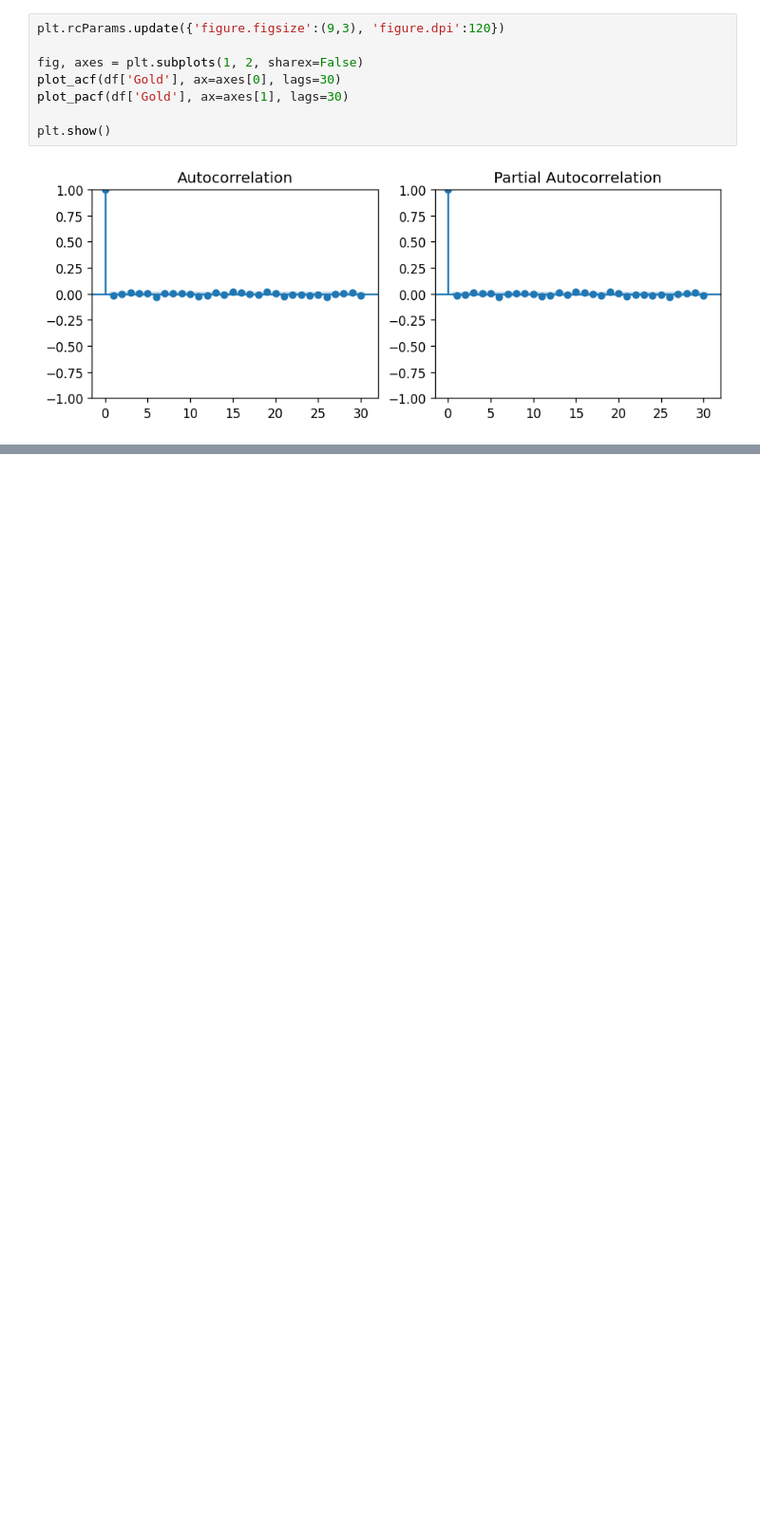
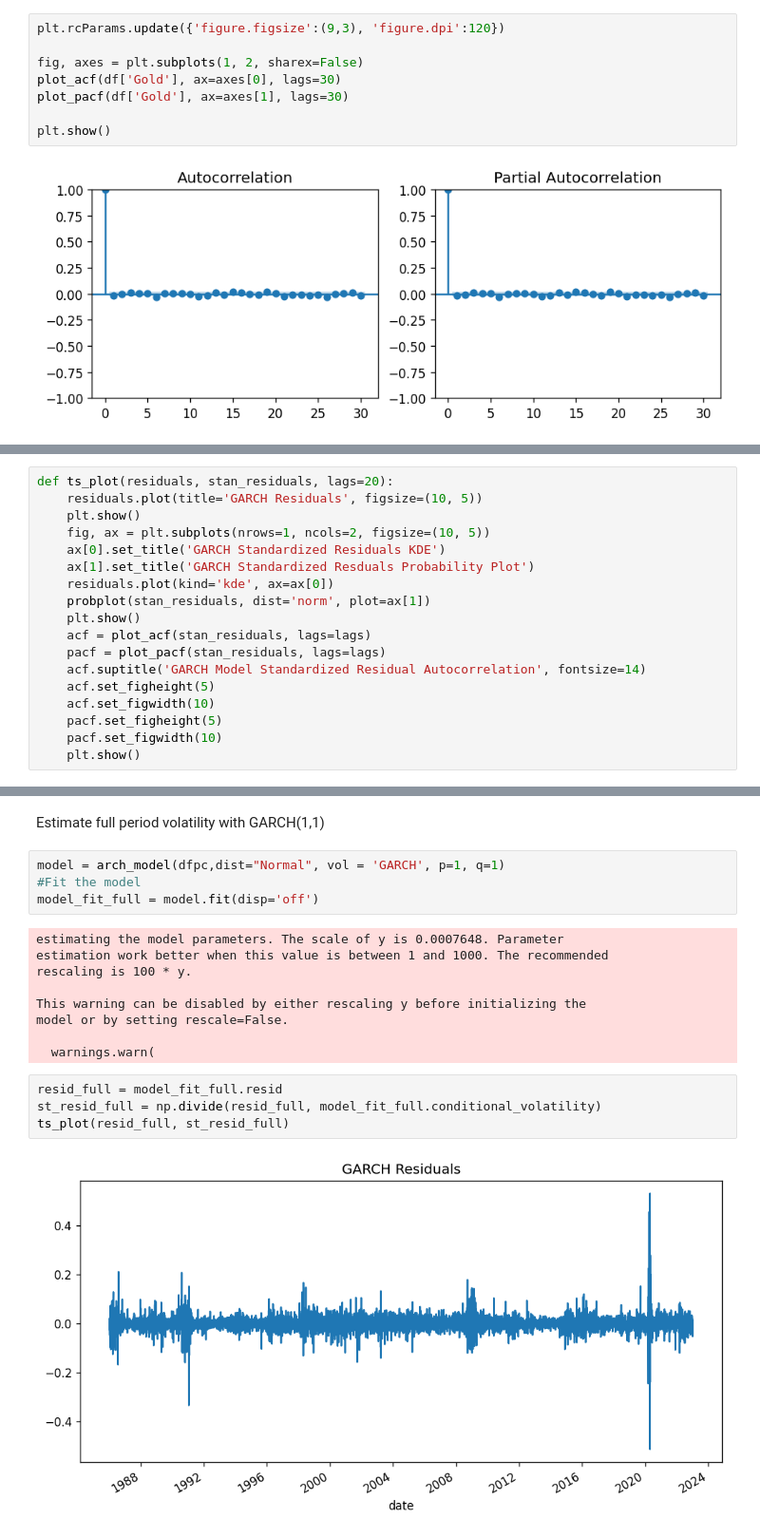
Before and after one commit to maxbranting/gold-forecast, a Jupyter notebook: Models/Volatility/GARCH.ipynb, the cells around one changed output, grey strips where cells are left out. Shown at 95% size. Drawn from its saved outputs; the diff is of its cells as text; blank space fills up the shorter version.

Commit message:
garch continuation

```diff
--- a/Models/Volatility/GARCH.ipynb
+++ b/Models/Volatility/GARCH.ipynb
@@ -223,0 +200,18 @@ Gold 0.010011944637023408 0.045880494152866935 0.15893469389826467
+# %%
+def ts_plot(residuals, stan_residuals, lags=20):
+    residuals.plot(title='GARCH Residuals', figsize=(10, 5))
+    plt.show()
+    fig, ax = plt.subplots(nrows=1, ncols=2, figsize=(10, 5))
+    ax[0].set_title('GARCH Standardized Residuals KDE')
+    ax[1].set_title('GARCH Standardized Resduals Probability Plot')
+    residuals.plot(kind='kde', ax=ax[0])
+    probplot(stan_residuals, dist='norm', plot=ax[1])
+    plt.show()
+    acf = plot_acf(stan_residuals, lags=lags)
+    pacf = plot_pacf(stan_residuals, lags=lags)
+    acf.suptitle('GARCH Model Standardized Residual Autocorrelation', fontsize=14)
+    acf.set_figheight(5)
+    acf.set_figwidth(10)
+    pacf.set_figheight(5)
+    pacf.set_figwidth(10)
+    plt.show()
@@ -223,0 +261,21 @@ Gold 0.010011944637023408 0.045880494152866935 0.15893469389826467
+# %% [markdown]
+Estimate full period volatility with GARCH(1,1)
+# %%
+model = arch_model(dfpc,dist="Normal", vol = 'GARCH', p=1, q=1)
+#Fit the model
+model_fit_full = model.fit(disp='off')
+# %% [output]
+estimating the model parameters. The scale of y is 0.0007648. Parameter
+estimation work better when this value is between 1 and 1000. The recommended
+rescaling is 100 * y.
+
+This warning can be disabled by either rescaling y before initializing the
+model or by setting rescale=False.
+
+  warnings.warn(
+# %%
+resid_full = model_fit_full.resid
+st_resid_full = np.divide(resid_full, model_fit_full.conditional_volatility)
+ts_plot(resid_full, st_resid_full)
+# %% [output]
+[figure, added]
```
Also changed, not shown: parts of 26 cells of this notebook.
